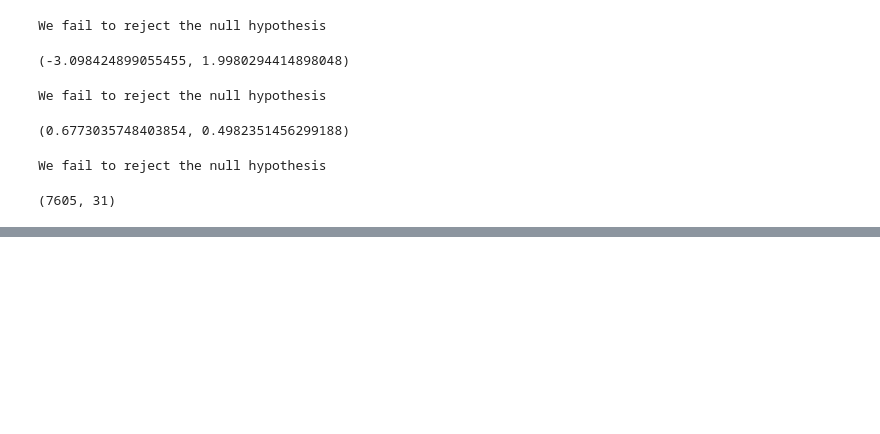
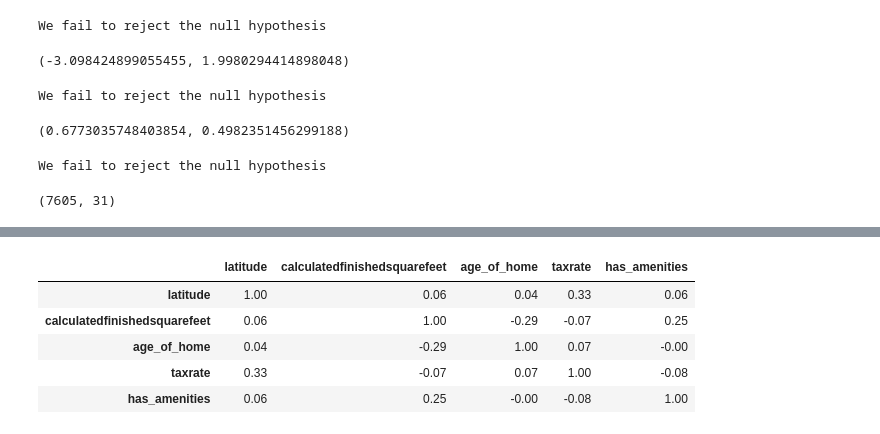
Before and after one commit to davidb-and-john/clustering-project, a Jupyter notebook: John/clustering_notebook.ipynb, the cells around one changed output, grey strips where cells are left out. Saved outputs shown, nothing was run; the diff lists cells and outputs as text; code cells hidden in the pictures; blank space fills up the shorter version.

```diff
--- a/John/clustering_notebook.ipynb
+++ b/John/clustering_notebook.ipynb
@@ -918,0 +936,9 @@ cluster1.shape
+# %%
+X.corr()
+# %% [output]
+|  | latitude | calculatedfinishedsquarefeet | age_of_home | taxrate | has_amenities |
+| latitude | 1.00 | 0.06 | 0.04 | 0.33 | 0.06 |
+| calculatedfinishedsquarefeet | 0.06 | 1.00 | -0.29 | -0.07 | 0.25 |
+| age_of_home | 0.04 | -0.29 | 1.00 | 0.07 | -0.00 |
+| taxrate | 0.33 | -0.07 | 0.07 | 1.00 | -0.08 |
+| has_amenities | 0.06 | 0.25 | -0.00 | -0.08 | 1.00 |
```
Also changed, not shown: parts of 42 cells of this notebook, 2 other files.
